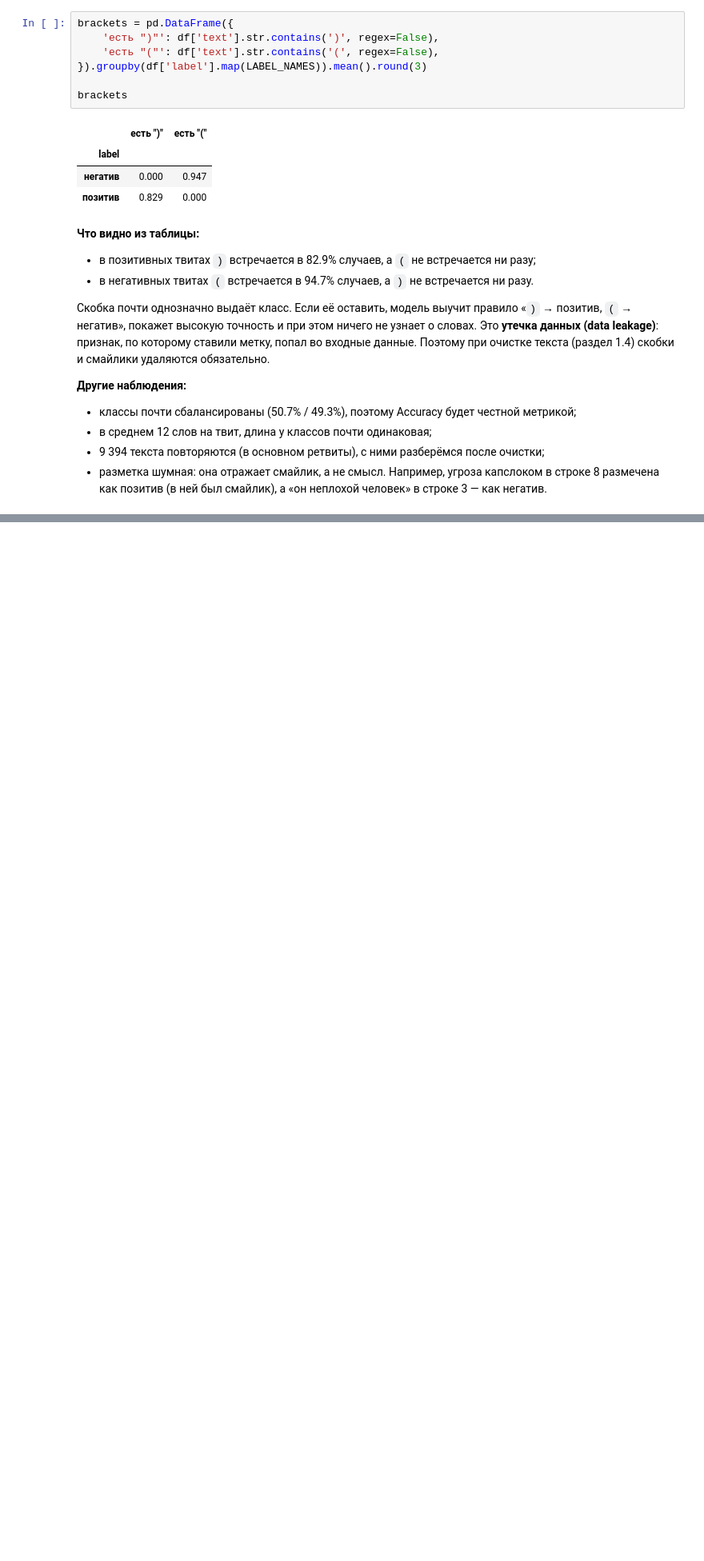
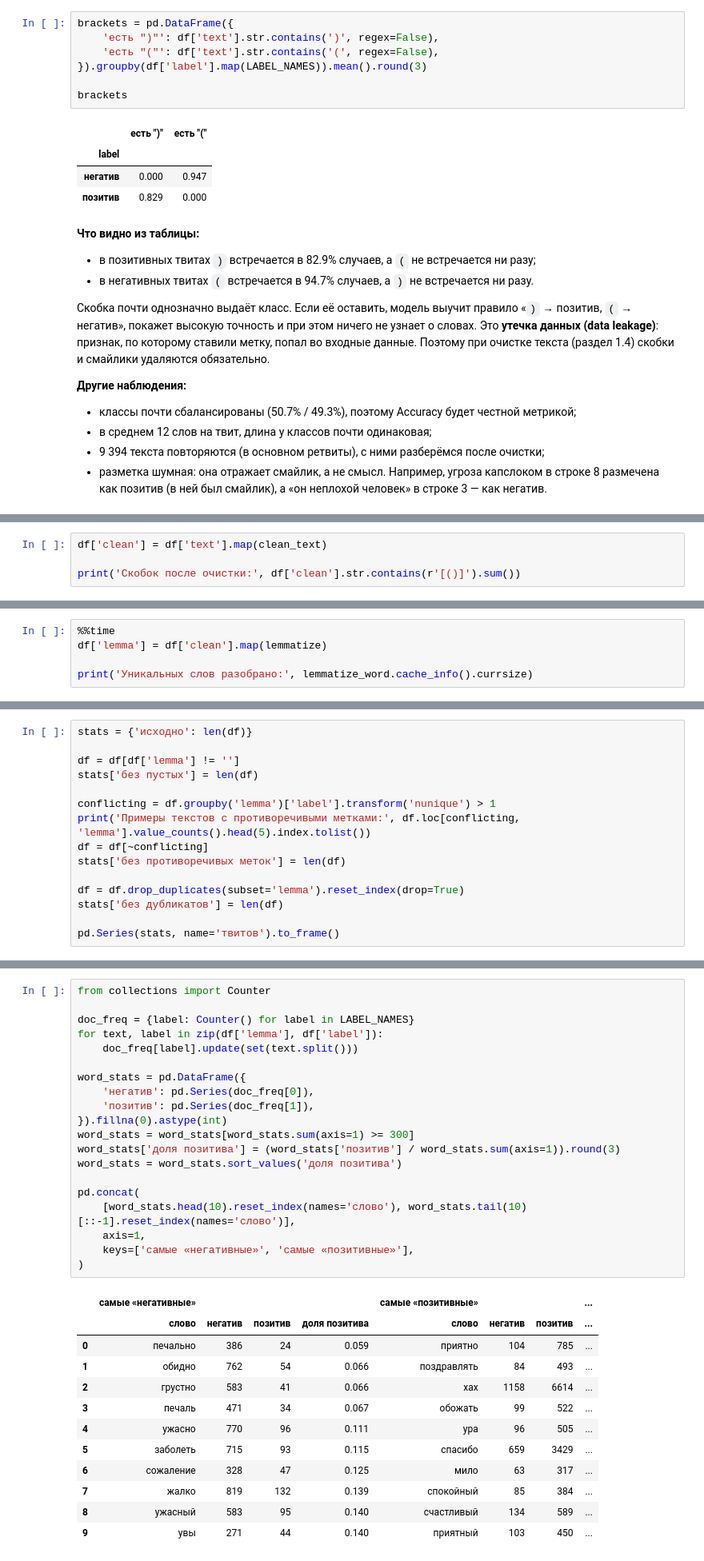
Before and after one commit to Andrey-Yurchuk/sentiment-analysis, a Jupyter notebook: notebooks/sentiment_tfidf_mlp.ipynb, the cells around one changed output, grey strips where cells are left out. Shown at 80% size. Cells and saved outputs as stored; diff of their text form; blank space fills up the shorter version.

Commit message:
feat(notebook): text cleaning and lemmatization

```diff
--- a/notebooks/sentiment_tfidf_mlp.ipynb
+++ b/notebooks/sentiment_tfidf_mlp.ipynb
@@ -184,0 +245,4 @@ brackets
+# %%
+df['clean'] = df['text'].map(clean_text)
+
+print('Скобок после очистки:', df['clean'].str.contains(r'[()]').sum())
@@ -184,0 +297,5 @@ brackets
+# %%
+%%time
+df['lemma'] = df['clean'].map(lemmatize)
+
+print('Уникальных слов разобрано:', lemmatize_word.cache_info().currsize)
@@ -184,0 +331,15 @@ brackets
+# %%
+stats = {'исходно': len(df)}
+
+df = df[df['lemma'] != '']
+stats['без пустых'] = len(df)
+
+conflicting = df.groupby('lemma')['label'].transform('nunique') > 1
+print('Примеры текстов с противоречивыми метками:', df.loc[conflicting, 'lemma'].value_counts().head(5).index.tolist())
+df = df[~conflicting]
+stats['без противоречивых меток'] = len(df)
+
+df = df.drop_duplicates(subset='lemma').reset_index(drop=True)
+stats['без дубликатов'] = len(df)
+
+pd.Series(stats, name='твитов').to_frame()
@@ -184,0 +366,33 @@ brackets
+# %%
+from collections import Counter
+
+doc_freq = {label: Counter() for label in LABEL_NAMES}
+for text, label in zip(df['lemma'], df['label']):
+    doc_freq[label].update(set(text.split()))
+
+word_stats = pd.DataFrame({
+    'негатив': pd.Series(doc_freq[0]),
+    'позитив': pd.Series(doc_freq[1]),
+}).fillna(0).astype(int)
+word_stats = word_stats[word_stats.sum(axis=1) >= 300]
+word_stats['доля позитива'] = (word_stats['позитив'] / word_stats.sum(axis=1)).round(3)
+word_stats = word_stats.sort_values('доля позитива')
+
+pd.concat(
+    [word_stats.head(10).reset_index(names='слово'), word_stats.tail(10)[::-1].reset_index(names='слово')],
+    axis=1,
+    keys=['самые «негативные»', 'самые «позитивные»'],
+)
+# %% [output]
+|  | самые «негативные» |  |  |  | самые «позитивные» |  |  | ... |
+|  | слово | негатив | позитив | доля позитива | слово | негатив | позитив | ... |
+| 0 | печально | 386 | 24 | 0.059 | приятно | 104 | 785 | ... |
+| 1 | обидно | 762 | 54 | 0.066 | поздравлять | 84 | 493 | ... |
+| 2 | грустно | 583 | 41 | 0.066 | хах | 1158 | 6614 | ... |
+| 3 | печаль | 471 | 34 | 0.067 | обожать | 99 | 522 | ... |
+| 4 | ужасно | 770 | 96 | 0.111 | ура | 96 | 505 | ... |
+| 5 | заболеть | 715 | 93 | 0.115 | спасибо | 659 | 3429 | ... |
+| 6 | сожаление | 328 | 47 | 0.125 | мило | 63 | 317 | ... |
+| 7 | жалко | 819 | 132 | 0.139 | спокойный | 85 | 384 | ... |
+| 8 | ужасный | 583 | 95 | 0.140 | счастливый | 134 | 589 | ... |
+| 9 | увы | 271 | 44 | 0.140 | приятный | 103 | 450 | ... |
```
Also changed, not shown: parts of 12 cells of this notebook.
